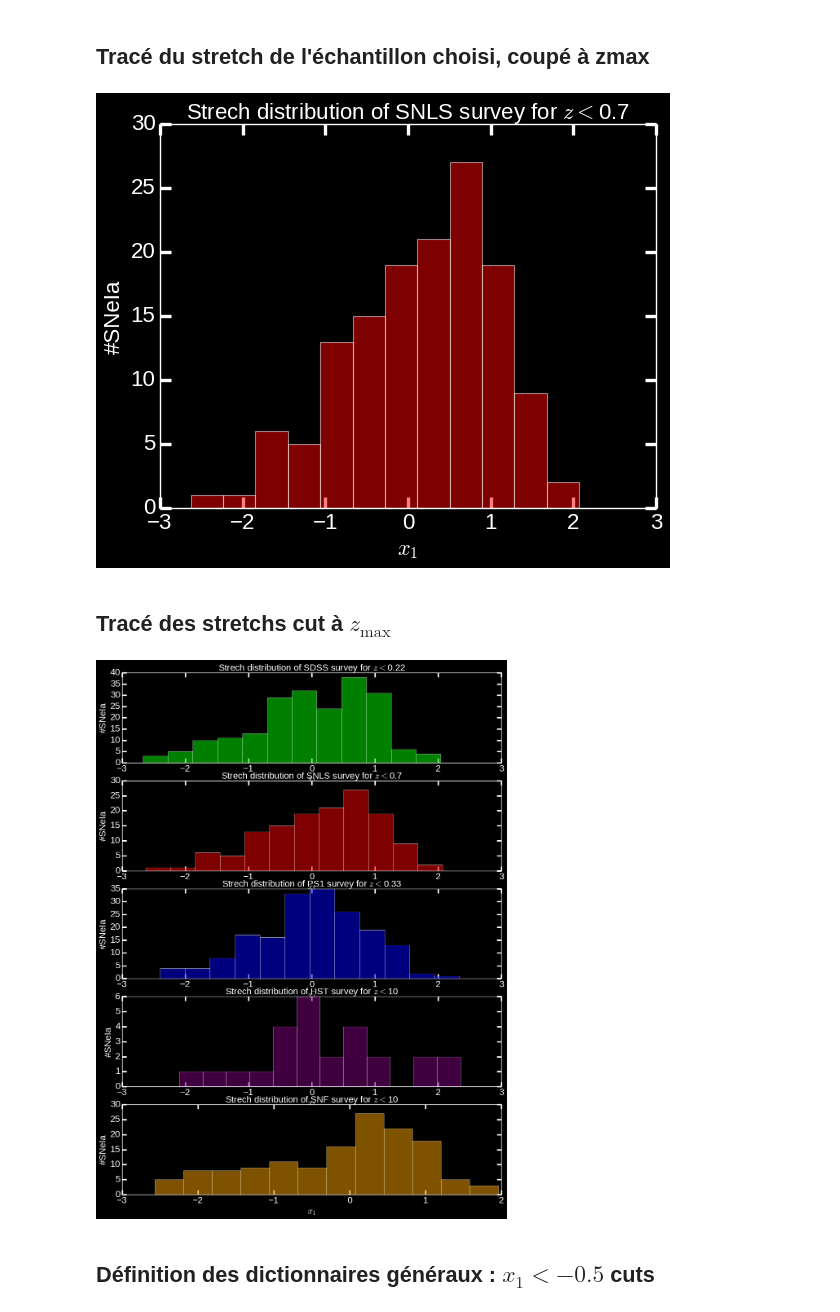
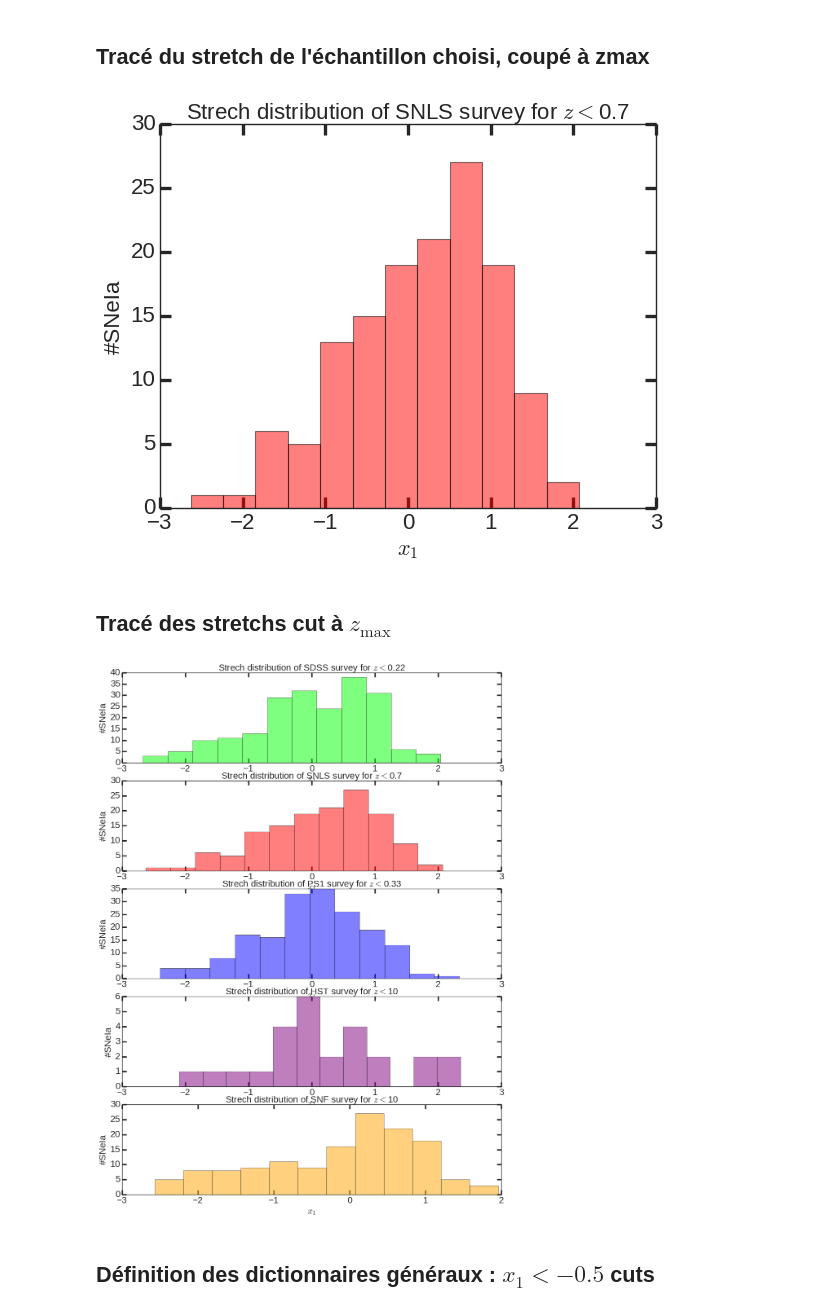
Before and after one commit to Nora-n/variaIa, a Jupyter notebook: notebooks/plots_simple.ipynb, the cells around one changed output. Cells and saved outputs as stored; diff of their text form; code cells hidden in the pictures.

```diff
--- a/notebooks/plots_simple.ipynb
+++ b/notebooks/plots_simple.ipynb
@@ -147,8 +151,8 @@ for survey in surveys:
 # %% [markdown]
 ## Tracé du stretch de l'échantillon choisi, coupé à zmax
 # %%
-plt.style.use('dark_background')
-#plt.style.use('seaborn-white')
+#plt.style.use('dark_background')
+plt.style.use('seaborn-white')
 
 cut = np.where(ns_dataz<zmax[su.value])
 
@@ -169,35 +173,35 @@ plt.title('Strech distribution of ' + str(su.value) + ' survey for $z < $' +
 
 plt.show()
 # %% [output]
-[figure, old version]
+[figure, new version]
 # %% [markdown]
 ## Tracé des stretchs cut à $z_{\text{max}}$
 # %%
-plt.style.use('dark_background')
-#plt.style.use('seaborn-white')
+#plt.style.use('dark_background')
+plt.style.use('seaborn-white')
 
 plt.figure(figsize = [15,20])
 
 for i in range(len(surveys)):
     plt.subplot(5, 1, i+1)
     plt.hist(x1_zcuts[surveys[i]], bins = nb_x.value, color = colors[surveys[i]], alpha = .5)
 
     ax = plt.gca()
     ax.tick_params(axis = 'both',
                    direction = 'in',
                    length = 10, width = 3,
                    labelsize = 20,
                    which = 'both',
                    top = True, right = True)
     plt.xlabel('$x_1$', fontsize = 20)
     plt.ylabel('#SNeIa', fontsize = 20)
 
     plt.title('Strech distribution of ' + surveys[i] + ' survey for $z < $' +
               str(list(zmax.values())[i]), fontsize = 20)
 
 plt.show()
 # %% [output]
-[figure, old version]
+[figure, new version]
 # %% [markdown]
 ## Définition des dictionnaires généraux : $x_1 < -0.5$ cuts
 # %%
```
Also changed, not shown: parts of 7 cells of this notebook, 9 other files.
